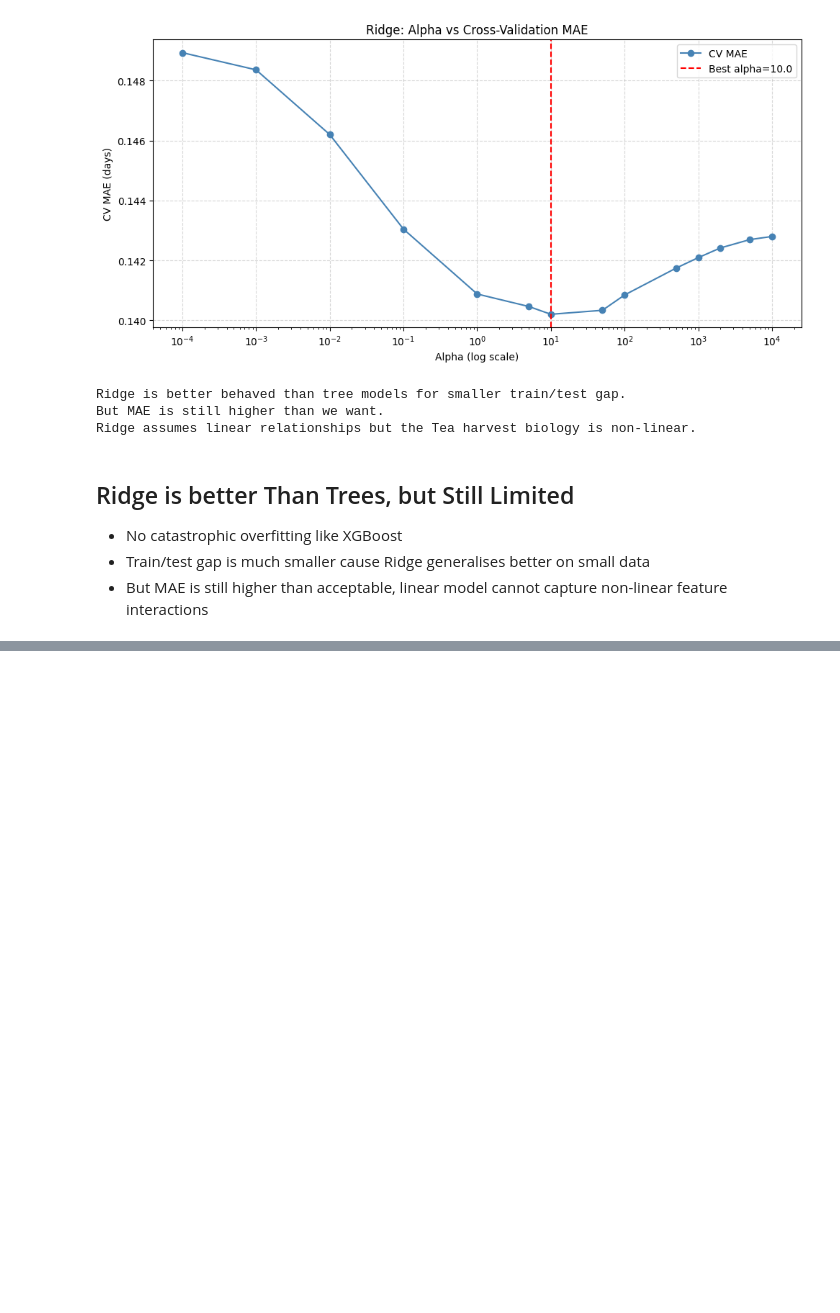
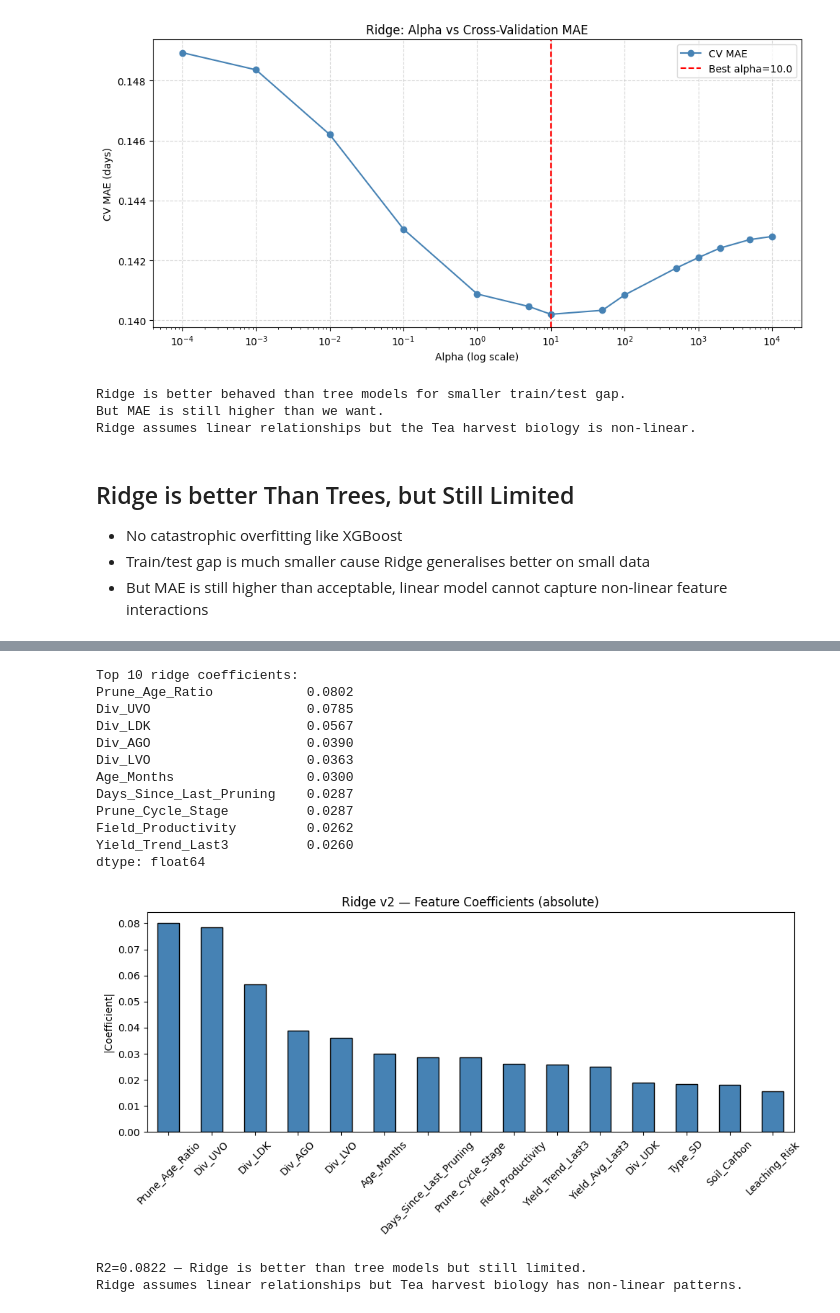
Before and after one commit to Akshatha7710/smart-tea-estate-management-system, a Jupyter notebook: model_training.ipynb, the cells around one changed output, grey strips where cells are left out. Saved outputs shown, nothing was run; the diff lists cells and outputs as text; code cells hidden in the pictures; blank space fills up the shorter version.

Commit message:
Ridge v2 with honest pipeline with  R2=0.082, MAE=3.04 days, limited by linearity

```diff
--- a/model_training.ipynb
+++ b/model_training.ipynb
@@ -605,0 +662,29 @@ Ridge assumes linear relationships but the Tea harvest biology is non-linear.
+# %%
+from sklearn.linear_model import Ridge
+
+def build_pipe(model):
+    return Pipeline([
+        ("imp", KNNImputer(n_neighbors=5)),
+        ("sc",  MinMaxScaler()),
+        ("mdl", model),
+    ])
+
+alphas=[0.0001,0.001,0.01,0.1,1.0,5.0,10.0,50.0,100.0,500.0,1000.0,2000.0,5000.0,10000.0]
+gs = GridSearchCV(
+    build_pipe(Ridge(max_iter=10000)),
+    {"mdl__alpha": alphas},
+    cv=cv5, scoring="neg_mean_absolute_error", n_jobs=-1
+)
+gs.fit(X_tr_clip, y_train_n)
+
+y_pred_n = gs.best_estimator_.predict(X_te_clip)
+mae, rmse, r2 = score(y_pred_n, y_test)
+train_mae, _, _ = score(gs.best_estimator_.predict(X_tr_clip), y_train)
+
+print(f"Best alpha: {gs.best_params_['mdl__alpha']}")
+print(f"Ridge Results (pipeline):")
+print(f"Train MAE : {train_mae:.4f} days")
+print(f"Test  MAE : {mae:.4f} days")
+print(f"RMSE      : {rmse:.4f} days")
+print(f"R2        : {r2:.4f}")
+print(f"Overfit gap: {mae - train_mae:.4f} days")
@@ -605,0 +699,32 @@ Ridge assumes linear relationships but the Tea harvest biology is non-linear.
+# %%
+# Coefficient analysis (what does Ridge find important?)
+ridge_model = gs.best_estimator_.named_steps['mdl']
+coeffs = pd.Series(ridge_model.coef_, index=num_cols).abs().sort_values(ascending=False)
+print("Top 10 ridge coefficients:")
+print(coeffs.head(10).round(4))
+
+fig, ax = plt.subplots(figsize=(10,5))
+coeffs.head(15).plot(kind='bar', color='steelblue', edgecolor='k', ax=ax)
+ax.set_title('Ridge v2 — Feature Coefficients (absolute)')
+ax.set_ylabel('|Coefficient|')
+ax.tick_params(axis='x', rotation=45)
+plt.tight_layout(); plt.savefig('model_09_ridge_coeffs.png', dpi=150); plt.show()
+
+print(f"\nR2={r2:.4f} — Ridge is better than tree models but still limited.")
+print("Ridge assumes linear relationships but Tea harvest biology has non-linear patterns.")
+# %% [output]
+Top 10 ridge coefficients:
+Prune_Age_Ratio            0.0802
+Div_UVO                    0.0785
+Div_LDK                    0.0567
+Div_AGO                    0.0390
+Div_LVO                    0.0363
+Age_Months                 0.0300
+Days_Since_Last_Pruning    0.0287
+Prune_Cycle_Stage          0.0287
+Field_Productivity         0.0262
+Yield_Trend_Last3          0.0260
+dtype: float64
+[figure, added]
+R2=0.0822 — Ridge is better than tree models but still limited.
+Ridge assumes linear relationships but Tea harvest biology has non-linear patterns.
```
Also changed, not shown: parts of 4 cells of this notebook.
